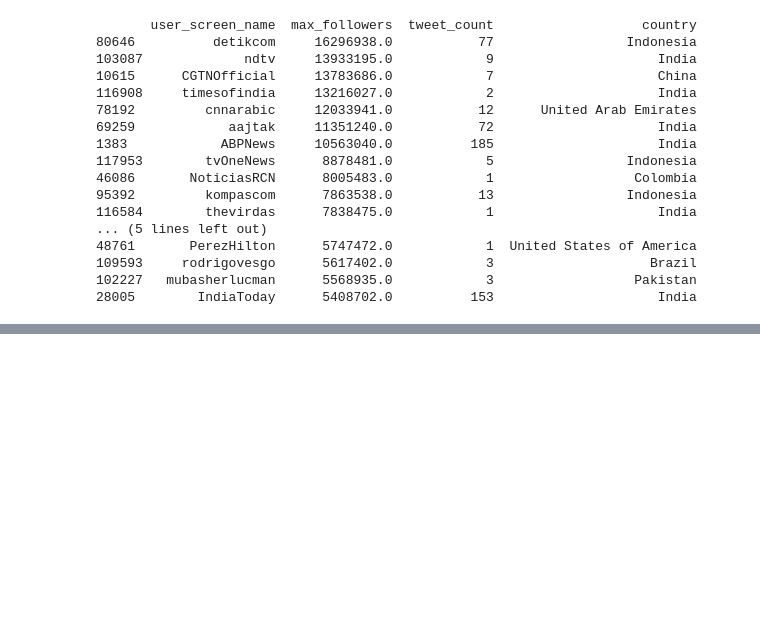
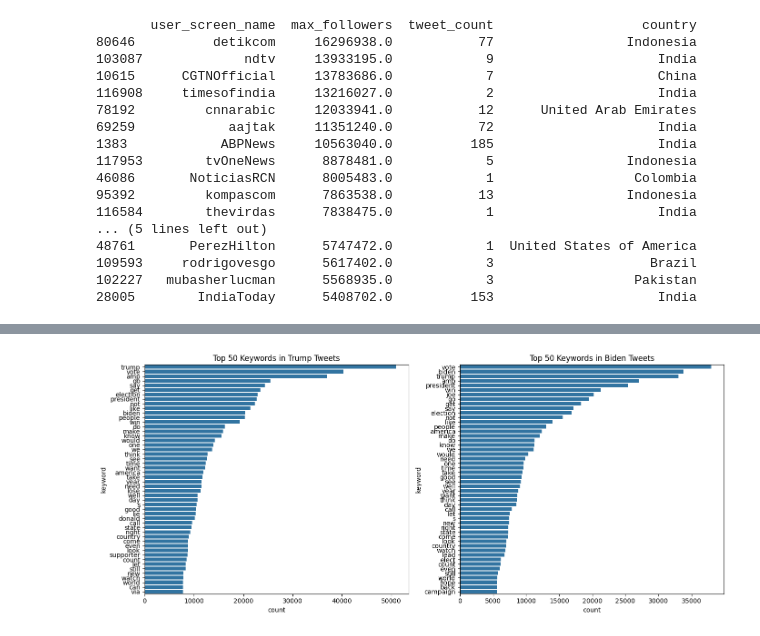
Before and after one commit to ElenaIurchenkoMatlas/twitterelection_dataanalysis, a Jupyter notebook: project_tweeterelection.ipynb, the cells around one changed output, grey strips where cells are left out. Drawn from its saved outputs; the diff is of its cells as text; code cells hidden in the pictures; blank space fills up the shorter version.

```diff
--- a/project_tweeterelection.ipynb
+++ b/project_tweeterelection.ipynb
@@ -1666,0 +1013,4 @@ array(['Florida', 'Montana', 'California', 'Illinois', 'Kentucky', '',
+# %%
+#Language detection process
+input_text_biden = df_joebiden['cleaned_tweet']
+input_text_trump = df_donaldtrump['cleaned_tweet']
@@ -1666,0 +1227,4 @@ array(['Florida', 'Montana', 'California', 'Illinois', 'Kentucky', '',
+# %%
+df_donaldtrump['tokenized_eng_tweet'] = df_donaldtrump[df_donaldtrump['detected_language'] == 'en']['cleaned_tweet'].apply(tokenized_eng_tweet)
+# Inspect the new column with cleaned, tokenized, and lemmatized English tweets
+print(df_donaldtrump[['cleaned_tweet', 'tokenized_eng_tweet']].sample(10))
@@ -1666,0 +1327,6 @@ array(['Florida', 'Montana', 'California', 'Illinois', 'Kentucky', '',
+# %%
+# Apply lemmatization to the tokenized tweets
+df_joebiden['lemmatized_eng_tweet_b'] = df_joebiden['tokenized_eng_tweet_biden'].apply(lemmatize_tokens)
+
+# Check the output
+print(df_joebiden[['tokenized_eng_tweet_biden', 'lemmatized_eng_tweet_b']].sample(10))
@@ -1666,0 +1351,6 @@ array(['Florida', 'Montana', 'California', 'Illinois', 'Kentucky', '',
+# %%
+# Apply lemmatization to the tokenized tweets
+df_donaldtrump['lemmatized_eng_tweet_trump'] = df_donaldtrump['tokenized_eng_tweet_trump'].apply(lemmatize_tokens)
+
+# Check the output
+print(df_donaldtrump[['tokenized_eng_tweet_trump', 'lemmatized_eng_tweet_trump']].sample(10))
@@ -1666,0 +1404,35 @@ array(['Florida', 'Montana', 'California', 'Illinois', 'Kentucky', '',
+# %%
+#Keywords Biden vs Trump count and plot
+from collections import Counter
+
+# Flatten the lists of tokens into a single list
+tweets_astokens_trump = [token for tokens in df_donaldtrump['lemmatized_eng_tweet_trump'] for token in tokens]
+tweets_astokens_biden = [token for tokens in df_joebiden['lemmatized_eng_tweet_b'] for token in tokens]
+
+# Count the frequency of each token
+counts_tweets_astokens_biden = Counter(tweets_astokens_biden)
+counts_tweets_astokens_trump = Counter(tweets_astokens_trump)
+
+# Get the top 100 most common keywords for each
+top_trump = counts_tweets_astokens_trump.most_common(50)
+top_biden = counts_tweets_astokens_biden.most_common(50)
+
+# Convert the counts into DataFrames for visualization
+df_trump_top_words = pd.DataFrame(top_trump, columns=['keyword', 'count'])
+df_biden_top_words = pd.DataFrame(top_biden, columns=['keyword', 'count'])
+
+# Plotting with seaborn
+fig, axes = plt.subplots(1, 2, figsize=(14, 6), dpi=100)
+
+# Plot Trump Keywords
+sns.barplot(data=df_trump_top_words, x='count', y='keyword', ax=axes[0])
+axes[0].set_title('Top 50 Keywords in Trump Tweets')
+
+# Plot Biden Keywords
+sns.barplot(data=df_biden_top_words, x='count', y='keyword', ax=axes[1])
+axes[1].set_title('Top 50 Keywords in Biden Tweets')
+
+plt.tight_layout()
+plt.show()
+# %% [output]
+[figure, added]
```
Also changed, not shown: parts of 122 cells of this notebook.
